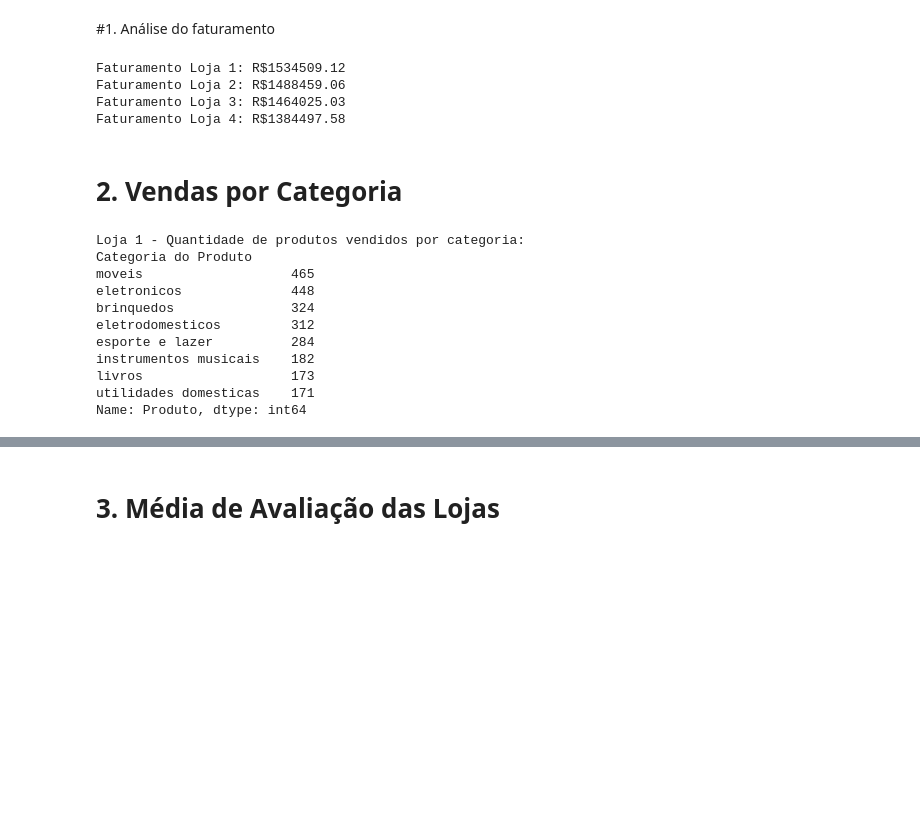
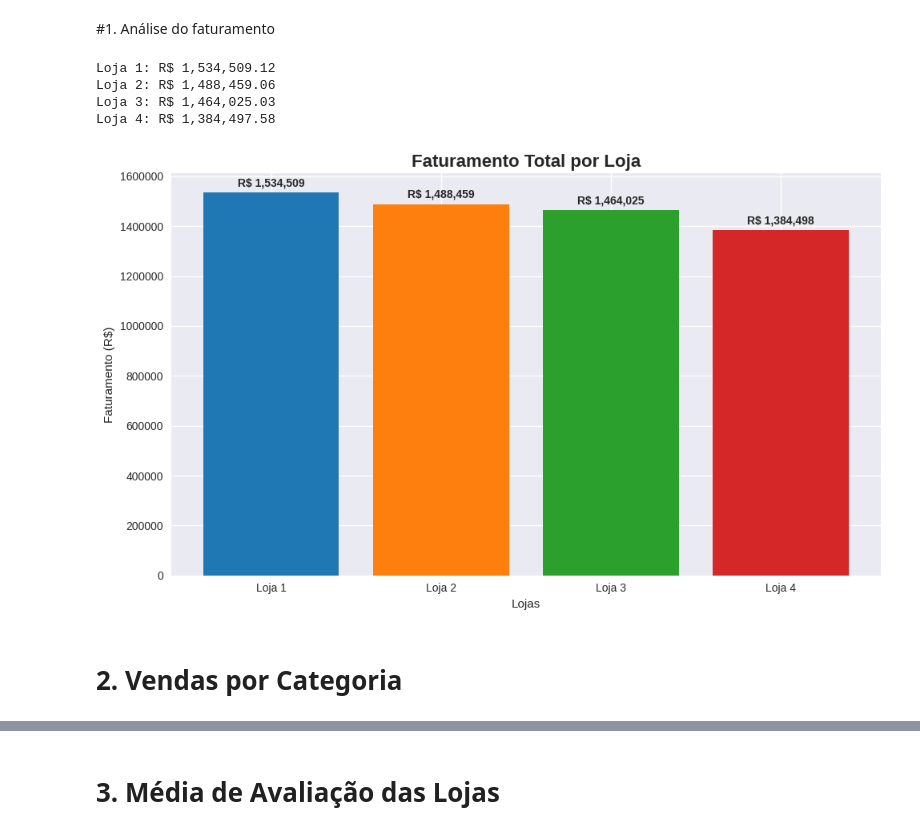
Before and after one commit to Laviniamadeira/Primeiro_passos_Data_science, a Jupyter notebook: AluraStoreBr.ipynb, the cells around one changed output, grey strips where cells are left out. Drawn from its saved outputs; the diff is of its cells as text; code cells hidden in the pictures; blank space fills up the shorter version.

```diff
--- a/AluraStoreBr.ipynb
+++ b/AluraStoreBr.ipynb
@@ -46,44 +39,38 @@ display(loja)
 # %% [markdown]
 #1. Análise do faturamento
-# %%
-# Faturamento da loja 1
-faturamento_loja1 = loja['Preço'].sum()
-
-# Faturamento da loja 2
-faturamento_loja2 = loja2['Preço'].sum()
-
-# Faturamento da loja 3
-faturamento_loja3 = loja3['Preço'].sum()
-
-# Faturamento da loja 4
-faturamento_loja4 = loja4['Preço'].sum()
-
-# Exibindo os resultados
-print(f"Faturamento Loja 1: R${faturamento_loja1:.2f}")
-print(f"Faturamento Loja 2: R${faturamento_loja2:.2f}")
-print(f"Faturamento Loja 3: R${faturamento_loja3:.2f}")
-print(f"Faturamento Loja 4: R${faturamento_loja4:.2f}")
-# %% [output]
-Faturamento Loja 1: R$1534509.12
-Faturamento Loja 2: R$1488459.06
-Faturamento Loja 3: R$1464025.03
-Faturamento Loja 4: R$1384497.58
+# %%
+faturamentos = {}
+
+for nome_loja, df in dados_lojas.items():
+    faturamento = df['Preço'].sum()
+    faturamentos[nome_loja] = faturamento
+    print(f"{nome_loja}: R$ {faturamento:,.2f}")
+# %% [output]
+Loja 1: R$ 1,534,509.12
+Loja 2: R$ 1,488,459.06
+Loja 3: R$ 1,464,025.03
+Loja 4: R$ 1,384,497.58
+# %%
+# Gráfico de faturamento
+plt.figure(figsize=(10, 6))
+lojas = list(faturamentos.keys())
+valores = list(faturamentos.values())
+cores = ['#1f77b4', '#ff7f0e', '#2ca02c', '#d62728']
+
+plt.bar(lojas, valores, color=cores)
+plt.title('Faturamento Total por Loja', fontsize=16, fontweight='bold')
+plt.xlabel('Lojas')
+plt.ylabel('Faturamento (R$)')
+plt.ticklabel_format(style='plain', axis='y')
+
+# Adicionando valores no topo das barras
+for i, v in enumerate(valores):
+    plt.text(i, v + max(valores)*0.01, f'R$ {v:,.0f}',
+             ha='center', va='bottom', fontweight='bold')
+
+plt.tight_layout()
+plt.show()
+# %% [output]
+[figure, added]
 # %% [markdown]
 # 2. Vendas por Categoria
-# %%
-# Loja 1
-vendas_categoria_loja1 = loja.groupby('Categoria do Produto')['Produto'].count().sort_values(ascending=False)
-print("Loja 1 - Quantidade de produtos vendidos por categoria:")
-print(vendas_categoria_loja1)
-# %% [output]
-Loja 1 - Quantidade de produtos vendidos por categoria:
-Categoria do Produto
-moveis                   465
-eletronicos              448
-brinquedos               324
-eletrodomesticos         312
-esporte e lazer          284
-instrumentos musicais    182
-livros                   173
-utilidades domesticas    171
-Name: Produto, dtype: int64
```
Also changed, not shown: parts of 29 cells of this notebook.
